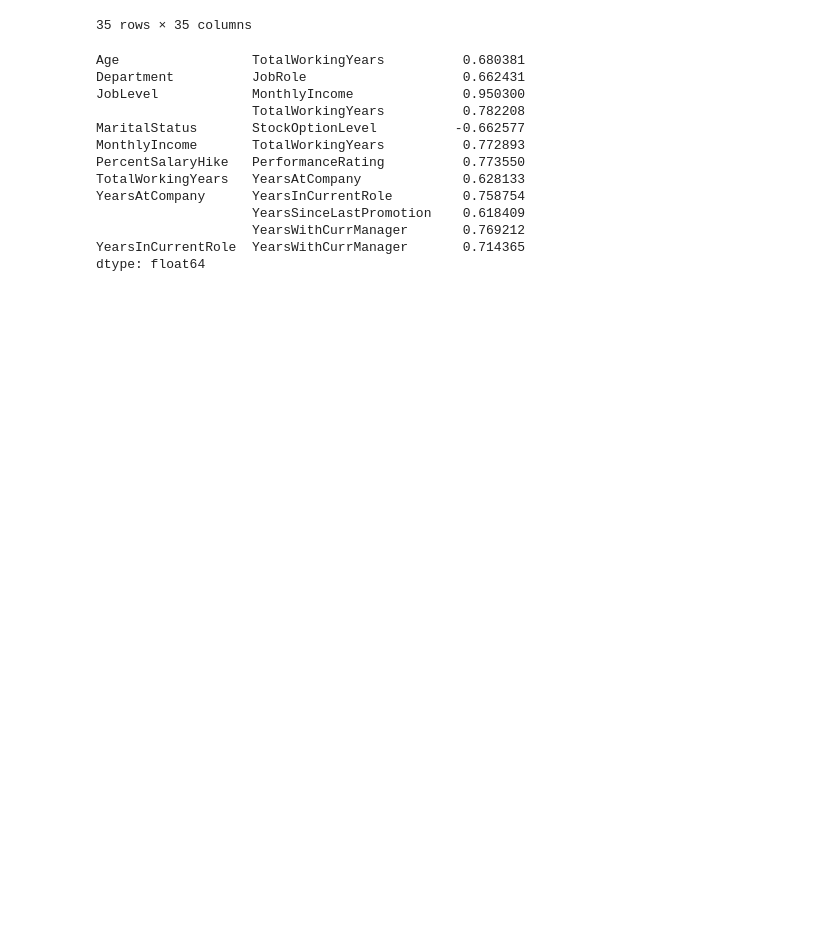
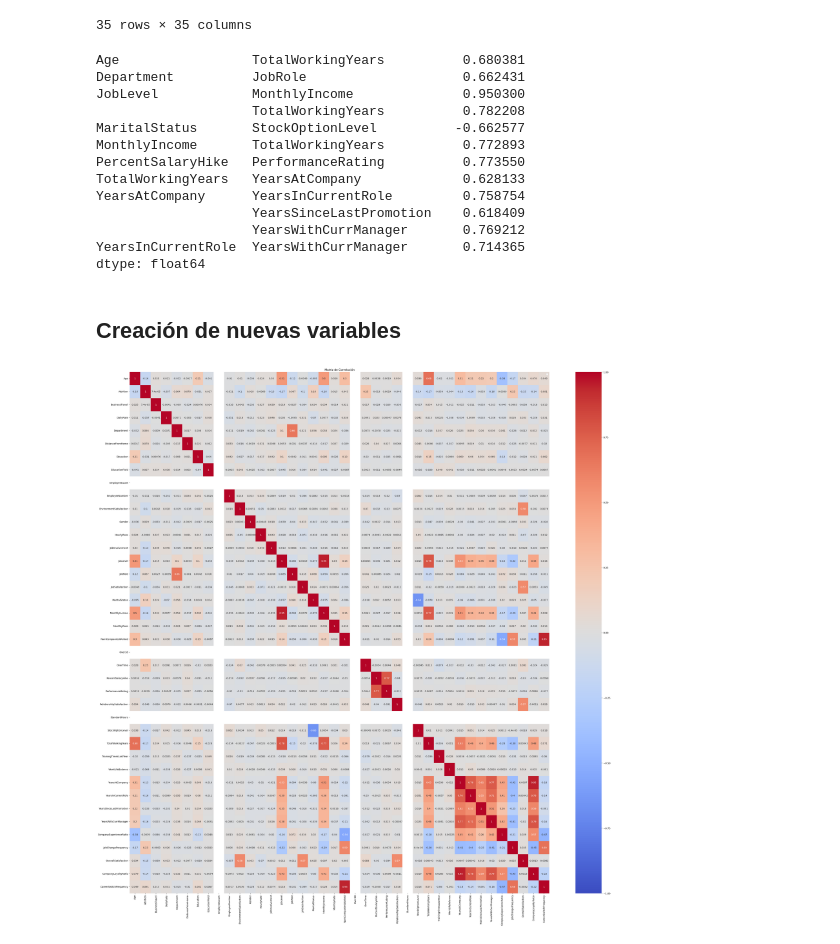
Before and after one commit to blancadelavega/Final_Project, a Jupyter notebook: notebooks/EDA.ipynb, the cells around one changed output. Cells and saved outputs as stored; diff of their text form; code cells hidden in the pictures; blank space fills up the shorter version.

```diff
--- a/notebooks/EDA.ipynb
+++ b/notebooks/EDA.ipynb
@@ -279,3 +279,5 @@ variables_seleccionadas = [
     "OverTime", "JobLevel", "MaritalStatus", "YearsWithCurrManager",
     "StockOptionLevel", "JobInvolvement", "JobSatisfaction", "EnvironmentSatisfaction"
 ]
+# %% [markdown]
+## Creación de nuevas variables
@@ -281,0 +294,38 @@ variables_seleccionadas = [
+# %%
+# categorical features
+
+cols = data.select_dtypes(include=['object']).columns
+
+cat_list = []
+for col in cols:
+    cat = data[col].unique()
+    cat_num = len(cat)
+    cat_dict = {"categorical_variable":col,
+                "number_of_possible_values":cat_num,
+                "values":cat}
+    cat_list.append(cat_dict)
+
+categories = pd.DataFrame(cat_list).sort_values(by="number_of_possible_values",
+                                                ascending=False).reset_index(drop=True)
+# %%
+#Encoding Categorical Data
+
+cat_cols = data.select_dtypes(include=['object']).columns
+
+label_encoders = {}
+for col in cat_cols:
+    le = LabelEncoder()
+    data[col] = le.fit_transform(data[col])
+    label_encoders[col] = le
+# %%
+# Correlation Matrix
+
+correlacion = data.corr()
+
+plt.figure(figsize=(40, 40))
+sns.heatmap(correlacion, annot=True, cmap='coolwarm', vmin=-1, vmax=1)
+plt.title('Matriz de Correlación')
+plt.legend(['Correlación'], loc='upper right')
+plt.show()
+# %% [output]
+[figure, added]
```
Also changed, not shown: parts of 5 cells of this notebook, 10 other files.
